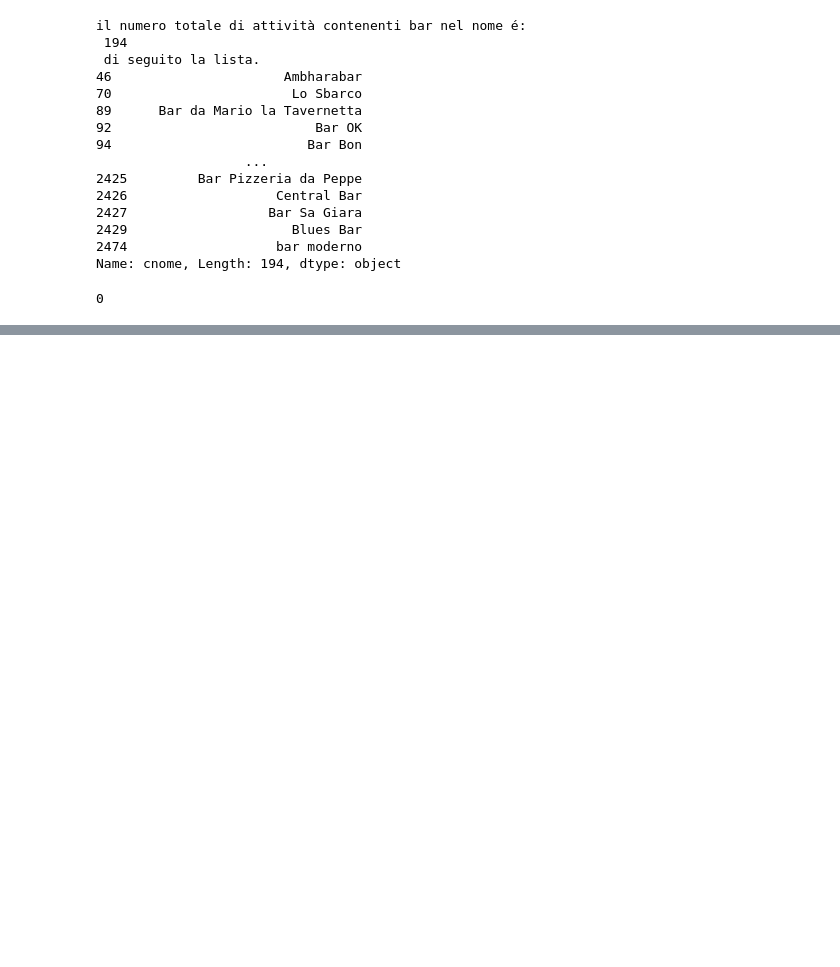
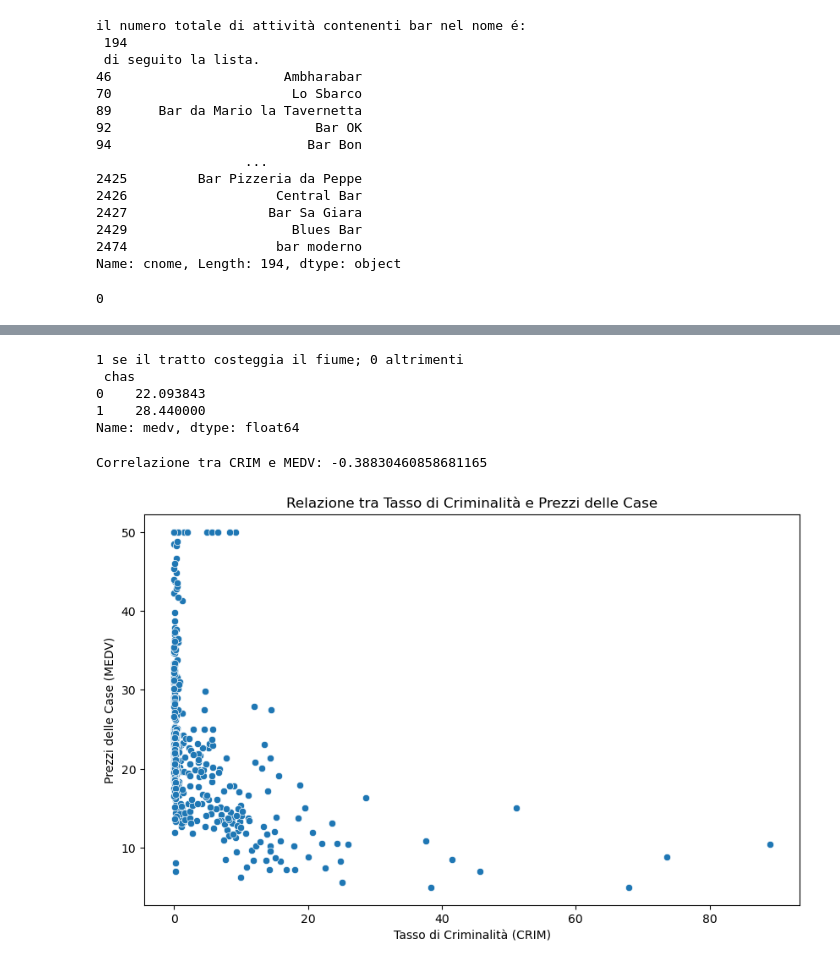
Before and after one commit to MatteoCapp/PYTHON, a Jupyter notebook: W15D5.ipynb, the cells around one changed output, grey strips where cells are left out. Drawn from its saved outputs; the diff is of its cells as text; code cells hidden in the pictures; blank space fills up the shorter version.

```diff
--- a/W15D5.ipynb
+++ b/W15D5.ipynb
@@ -167,0 +272,14 @@ print (numero_lazioeabruzzo)
+# %%
+#Nei beginner_datasets, il file boston.csv contiene il Boston Housing Dataset,
+#che deriva dalle informazioni raccolte dal Census Service degli Stati Uniti sulle abitazioni nell'area di Boston.
+#Di seguito vengono descritte le colonne del dataset:
+#CRIM - tasso di criminalità pro capite per città • ZN - proporzione di terreni residenziali suddivisi in zone per lotti superiori a 25.000 piedi quadrati. • INDUS - percentuale di acri di attività commerciali non al dettaglio per città. • CHAS - variabile dummy del fiume Charles (1 se il tratto costeggia il fiume; 0 altrimenti)
+#NOX - concentrazione di ossidi di azoto (parti per 10 milioni). • RM - numero medio di stanze per abitazione • AGE - proporzione di unità abitative occupate da proprietari costruite prima del 1940 • DIS - distanze ponderate da cinque centri occupazionali di Boston • RAD - indice di accessibilità alle autostrade radiali
+#TAX - aliquota dell'imposta fondiaria sul valore pieno per 10.000 dollari • PTRATIO - rapporto alunni-insegnanti per città • BLACK - la percentuale di neri per città • LSTAT - % di popolazione di condizione più bassa • MEDV - Valore mediano delle case, espresso in migliaia di dollari
+#La media del prezzo delle case cambia a seconda della distanza dal fiume Charles?
+#Si nota una correlazione tra il tasso di criminalità e il valore delle abitazioni? Come si può spiegare il risultato?
+#Qual è la media del numero di stanze rispetto al rapporto alunni-insegnanti? E del valore delle case?
+#Appare esserci una qualche correlazione? Come si può spiegare il risultato?
+#Rispetto all'accessibilità alle autostrade, cambia qualcosa la media delle età delle abitazioni? E del numero di stanze? E delle tasse?
+file_path2 = "/Users/matte/Desktop/Data analyst corso/PYTHON/beginner_datasets/boston.csv"
+boston = pd.read_csv(file_path2)
@@ -167,0 +295,30 @@ print (numero_lazioeabruzzo)
+# %%
+#La media del prezzo delle case cambia a seconda della distanza dal fiume Charles?
+media_case = boston.groupby('chas')['medv'].mean()
+print ("1 se il tratto costeggia il fiume; 0 altrimenti\n", media_case)
+# %% [output]
+1 se il tratto costeggia il fiume; 0 altrimenti
+ chas
+0    22.093843
+1    28.440000
+Name: medv, dtype: float64
+# %%
+#Si nota una correlazione tra il tasso di criminalità e il valore delle abitazioni? Come si può spiegare il risultato?
+import pandas as pd
+import seaborn as sns
+import matplotlib.pyplot as plt
+
+# Calcola la correlazione tra `CRIM` e `MEDV`
+correlation = boston['crim'].corr(boston['medv'])
+print(f"Correlazione tra CRIM e MEDV: {correlation}")
+
+# Visualizza i dati usando un grafico scatter
+plt.figure(figsize=(10, 6))
+sns.scatterplot(x='crim', y='medv', data=boston)
+plt.title('Relazione tra Tasso di Criminalità e Prezzi delle Case')
+plt.xlabel('Tasso di Criminalità (CRIM)')
+plt.ylabel('Prezzi delle Case (MEDV)')
+plt.show()
+# %% [output]
+Correlazione tra CRIM e MEDV: -0.38830460858681165
+[figure, added]
```
Also changed, not shown: parts of 17 cells of this notebook.
